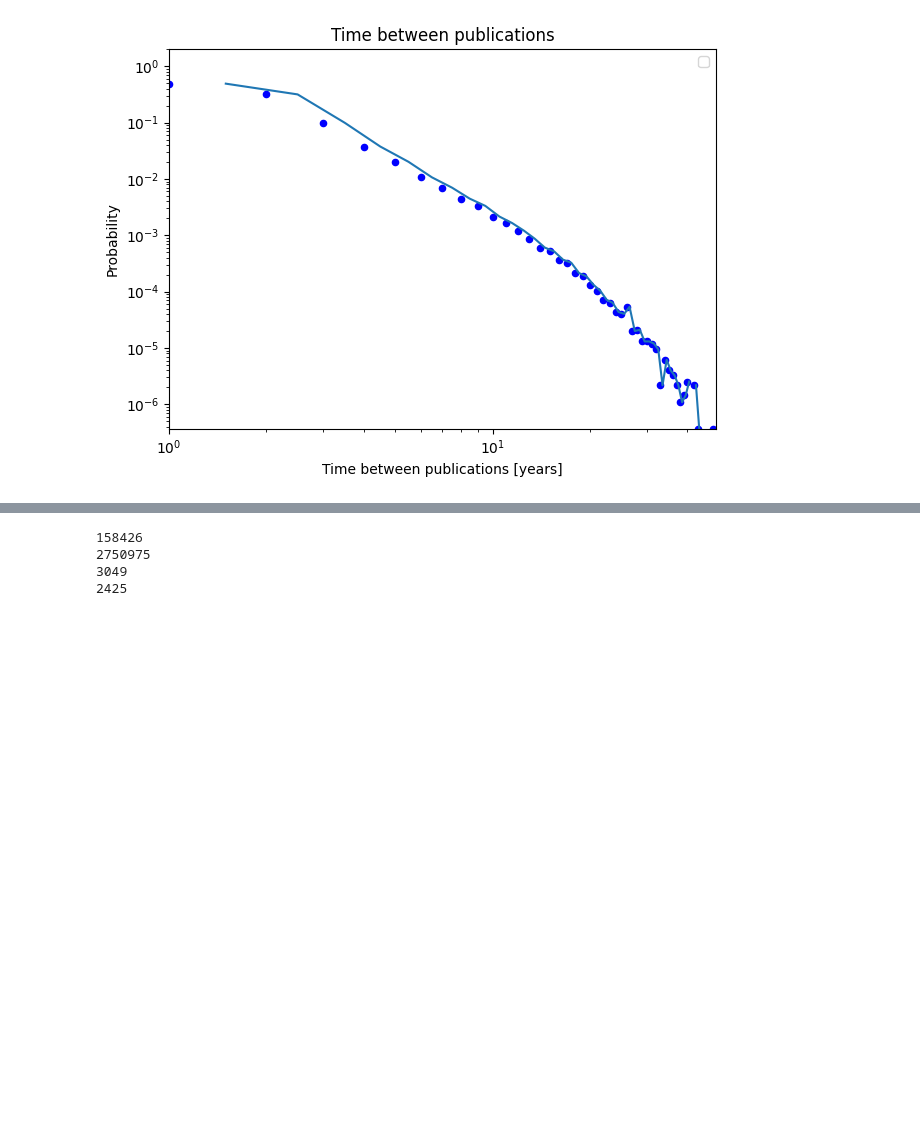
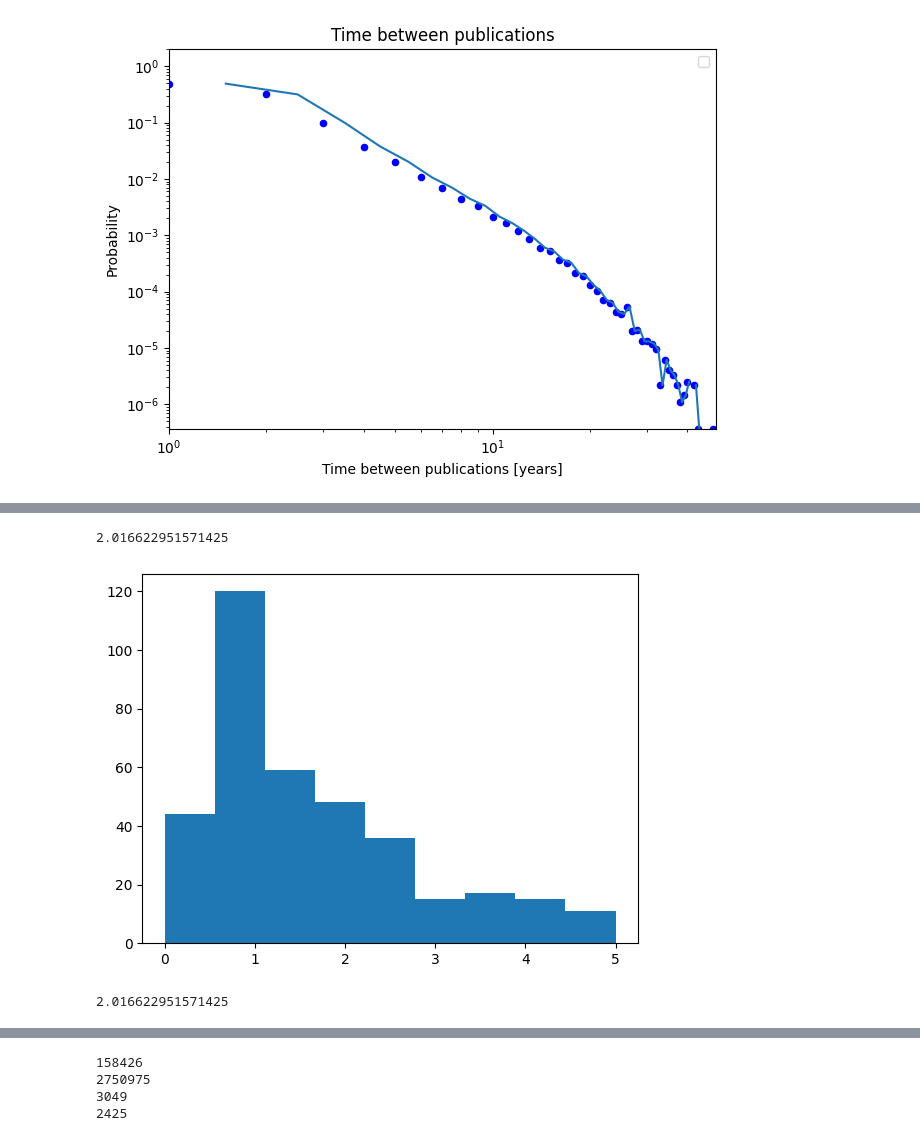
Before and after one commit to team-sakata/coauth-interest, a Jupyter notebook: temp/interval_papers.ipynb, the cells around one changed output, grey strips where cells are left out. Cells and saved outputs as stored; diff of their text form; code cells hidden in the pictures; blank space fills up the shorter version.

```diff
--- a/temp/interval_papers.ipynb
+++ b/temp/interval_papers.ipynb
@@ -483,0 +519,2 @@ year_df = year_df.rename(columns = {0:"year"})
+# %%
+authors_valid = authors_valid.merge(year_df, on="eid", how="left")
@@ -602,0 +607,29 @@ No artists with labels found to put in legend.  Note that artists whose label st
+# %%
+authors_valid_nunique = authors_valid.groupby("eid")["authid"].nunique()>1
+authors_valid = authors_valid[authors_valid["eid"].isin(authors_valid_nunique[authors_valid_nunique].index)]
+# %%
+groups = authors_valid.groupby("authid")
+# %%
+i = 0
+density = []
+for group in groups:
+    i+=1
+    if i>5000: break # calc p value for 5,000 authors
+    first_year = group[1]["year"].min()
+    last_year = group[1]["year"].max()
+    if last_year - first_year < 3: continue
+
+    coauthorship = group[1]["eid"].nunique()
+    if coauthorship<3: continue
+
+    density.append((last_year - first_year)/coauthorship)
+    # print(first_year, last_year, coauthorship, density[-1])
+plt.hist(density, bins=np.linspace(0,5,10))
+np.array(density).mean()
+# %% [output]
+2.016622951571425
+[figure, added]
+# %%
+np.array(density).mean()
+# %% [output]
+2.016622951571425
```
Also changed, not shown: parts of 24 cells of this notebook, 18 other files.
